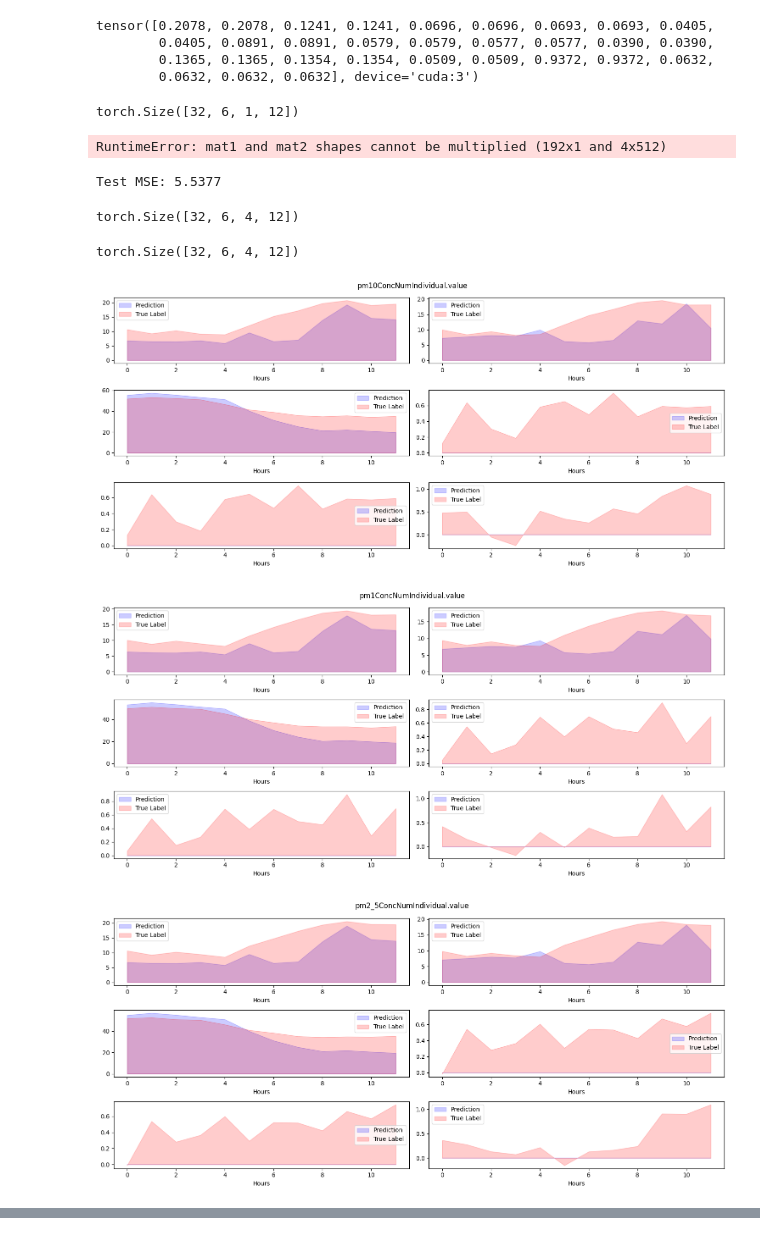
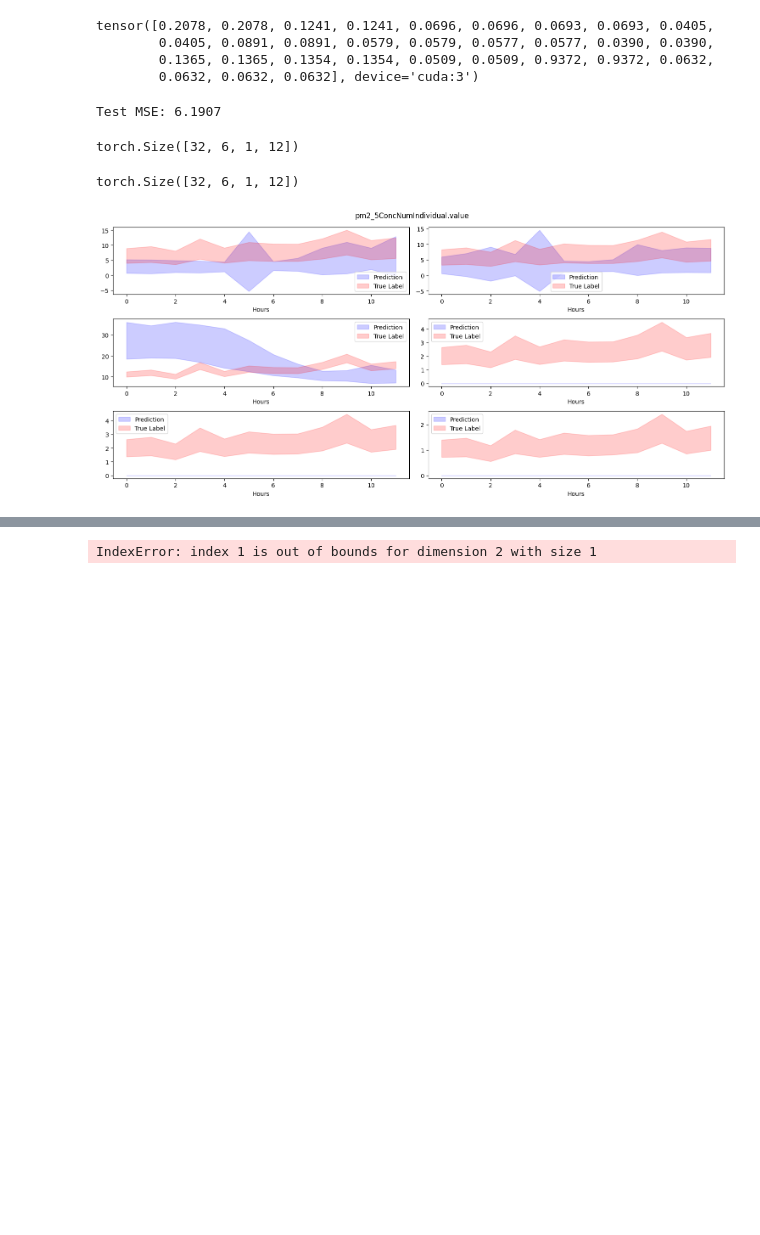
Before and after one commit to mattalajas/GEODE2025, a Jupyter notebook: AirQuality/a3t_gcn_niwa.ipynb, the cells around one changed output, grey strips where cells are left out. Drawn from its saved outputs; the diff is of its cells as text; code cells hidden in the pictures; blank space fills up the shorter version.

```diff
--- a/AirQuality/a3t_gcn_niwa.ipynb
+++ b/AirQuality/a3t_gcn_niwa.ipynb
@@ -234,7 +234,7 @@ TemporalGNN(
 # %%
 
 # Create model and optimizers
-model = TemporalGNN(node_features=4, periods=12, out_size=12*4, batch_size=batch_size).to(DEVICE)
+model = TemporalGNN(node_features=1, periods=12, out_size=12*1, batch_size=batch_size).to(DEVICE)
 optimizer = torch.optim.Adam(model.parameters(), lr=0.001)
 loss_fn = torch.nn.MSELoss()
 
@@ -280,28 +280,24 @@ tensor([0.2078, 0.2078, 0.1241, 0.1241, 0.0696, 0.0696, 0.0693, 0.0693, 0.0405,
         0.1365, 0.1365, 0.1354, 0.1354, 0.0509, 0.0509, 0.9372, 0.9372, 0.0632,
         0.0632, 0.0632, 0.0632], device='cuda:3')
 # %%
+from tqdm import trange
+
 model.train()
 
-for epoch in range(500):
-    step = 0
+tbar = trange(5, desc="Training iter")
+for epoch in tbar:
     loss_list = []
     for encoder_inputs, labels in train_loader:
         # print(encoder_inputs, static_edge_index.shape)
         y_true = torch.flatten(labels, start_dim=2) # (B, N, F*T)
-        print(encoder_inputs.shape)
+        # print(y_true.shape)
         y_hat = model(encoder_inputs, static_edge_index, static_edge_weight)         # Get model predictions
         loss = torch.sqrt(loss_fn(y_hat, y_true)) # Mean squared error #loss = torch.mean((y_hat-labels)**2)  sqrt to change it to rmse
         loss.backward()
         optimizer.step()
         optimizer.zero_grad()
-        step= step+ 1
         loss_list.append(loss.item())
-        if step % 100 == 0 :
-            print(sum(loss_list)/len(loss_list))
-    print("Epoch {} train RMSE: {:.4f}".format(epoch, sum(loss_list)/len(loss_list)))
+    tbar.set_description("Epoch {} train RMSE: {:.4f}".format(epoch, sum(loss_list)/len(loss_list)))
-# %% [output]
-torch.Size([32, 6, 1, 12])
-RuntimeError: mat1 and mat2 shapes cannot be multiplied (192x1 and 4x512)
 # %%
 model.eval()
 step = 0
@@ -327,53 +323,51 @@ for encoder_inputs, labels in test_loader:
 
 print("Test MSE: {:.4f}".format(sum(total_loss)/len(total_loss)))
 # %% [output]
-Test MSE: 5.5377
+Test MSE: 6.1907
 # %%
 all_y_true = torch.cat(all_y_true, dim=0)
 all_y_hat = torch.cat(all_y_hat, dim=0)
 # %%
-all_y_true = torch.unflatten(all_y_true, 2, (4, 12))
-all_y_hat = torch.unflatten(all_y_hat, 2, (4, 12))
+all_y_true = torch.unflatten(all_y_true, 2, (1, 12))
+all_y_hat = torch.unflatten(all_y_hat, 2, (1, 12))
 # %%
 all_y_hat.shape
 # %% [output]
-torch.Size([32, 6, 4, 12])
+torch.Size([32, 6, 1, 12])
 # %%
 labels.shape
 # %% [output]
-torch.Size([32, 6, 4, 12])
+torch.Size([32, 6, 1, 12])
 # %%
-feat = 2
+feat = 0
 
 def plot_features(feat):
     # all_y_true must be (B, N, F, T)
     preds = np.asarray(all_y_true[:, :, feat, :].detach().cpu().numpy())
     labs  = np.asarray(all_y_hat[:, :, feat, :].detach().cpu().numpy())
 
     fig, axs = plt.subplots(3, 2, figsize=(15,7))
 
     for i, ax in enumerate(axs.flatten()):
         p_mean_val = np.mean(preds[:, i, :], axis=0)
-        p_std_val = np.mean(preds[:, i, :], axis=0)
+        p_std_val = np.std(preds[:, i, :], axis=0)
 
         t_mean_val = np.mean(labs[:, i, :], axis=0)
-        t_std_val = np.mean(labs[:, i, :], axis=0)
+        t_std_val = np.std(labs[:, i, :], axis=0)
 
         ax.fill_between(range(12), p_mean_val - p_std_val, p_mean_val + p_std_val,
                         color='b', alpha=0.2, label='Prediction')
         ax.fill_between(range(12), t_mean_val - t_std_val, t_mean_val + t_std_val,
                         color='r', alpha=0.2, label='True Label')
 
         ax.set_xlabel('Hours')
         ax.legend()
 
     fig.suptitle(f'{list(features.keys())[feat]}')
     fig.tight_layout()
     plt.show()
 
 for i in range(4):
     plot_features(i)
 # %% [output]
-[figure, old version]
+[figure, new version]
-[figure, removed]
-[figure, removed]
@@ -380,0 +374 @@ for i in range(4):
+IndexError: index 1 is out of bounds for dimension 2 with size 1
```
Also changed, not shown: parts of 2 cells of this notebook, 32 other files.
